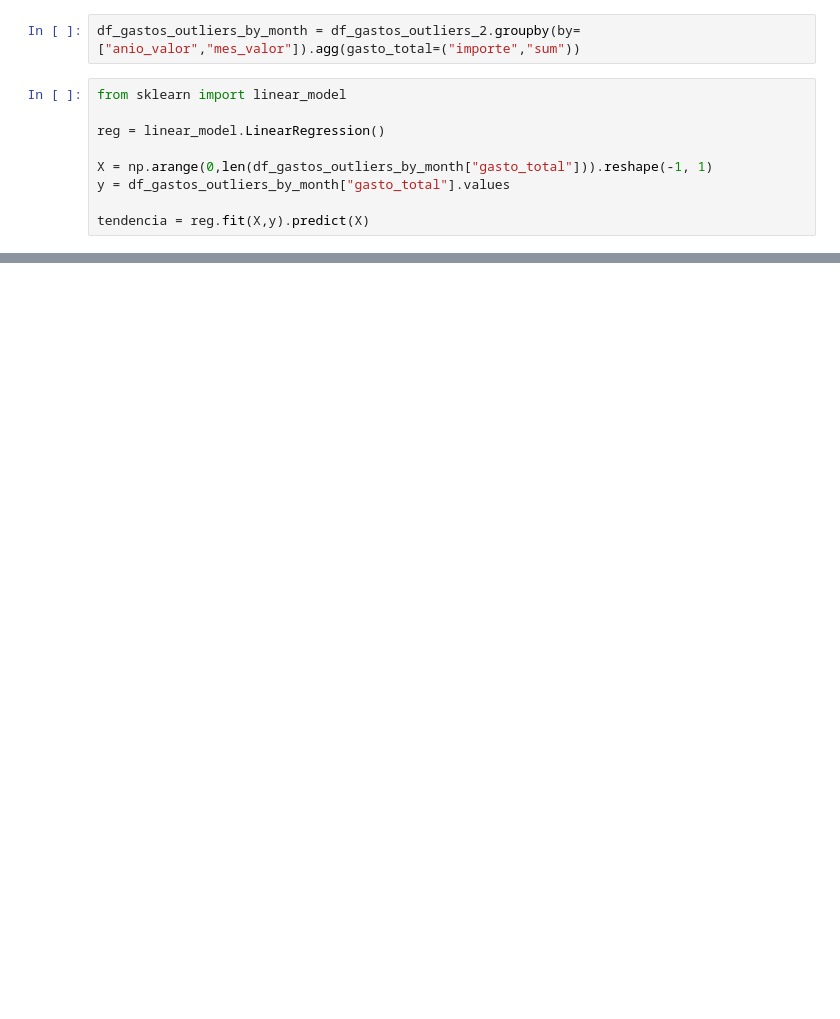
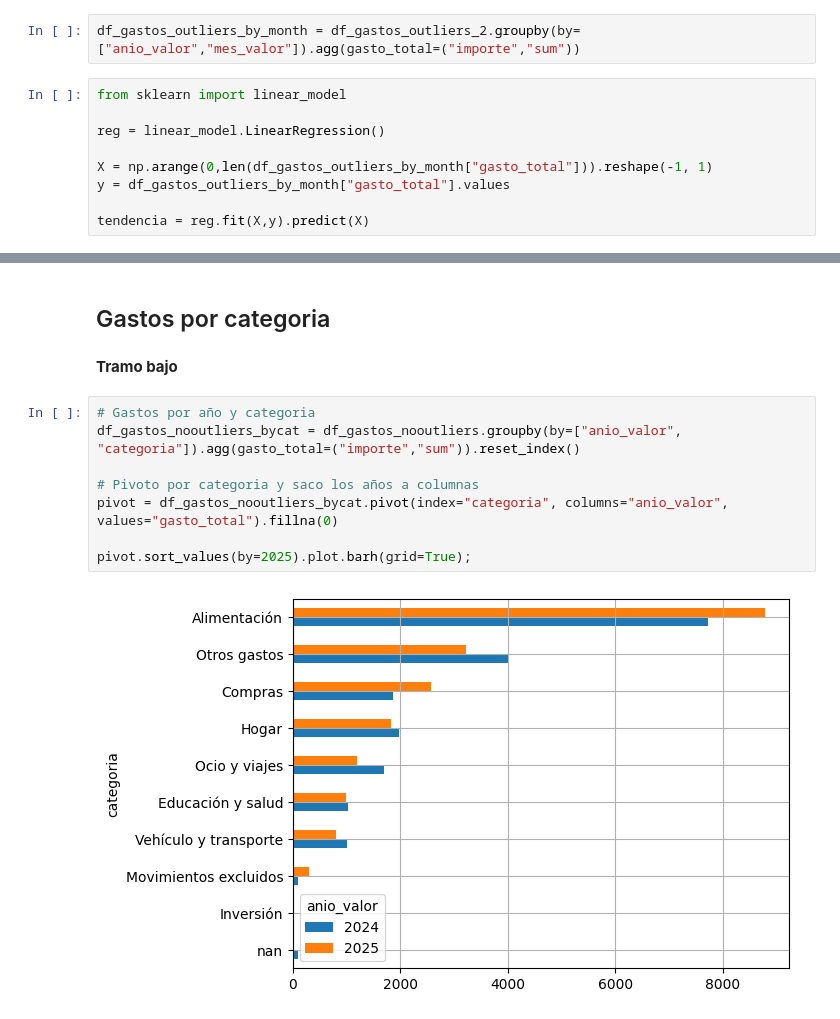
Before and after one commit to cperezh/DataEng_Patterns, a Jupyter notebook: notebooks/Analysis.ipynb, the cells around one changed output, grey strips where cells are left out. Cells and saved outputs as stored; diff of their text form; blank space fills up the shorter version.

```diff
--- a/notebooks/Analysis.ipynb
+++ b/notebooks/Analysis.ipynb
@@ -208,0 +212,14 @@ print(aumento)
+# %% [markdown]
+## Gastos por categoria
+# %% [markdown]
+**Tramo bajo**
+# %%
+# Gastos por año y categoria
+df_gastos_nooutliers_bycat = df_gastos_nooutliers.groupby(by=["anio_valor", "categoria"]).agg(gasto_total=("importe","sum")).reset_index()
+
+# Pivoto por categoria y saco los años a columnas
+pivot = df_gastos_nooutliers_bycat.pivot(index="categoria", columns="anio_valor", values="gasto_total").fillna(0)
+
+pivot.sort_values(by=2025).plot.barh(grid=True);
+# %% [output]
+[figure, added]
```
Also changed, not shown: parts of 19 cells of this notebook, 6 other files.
